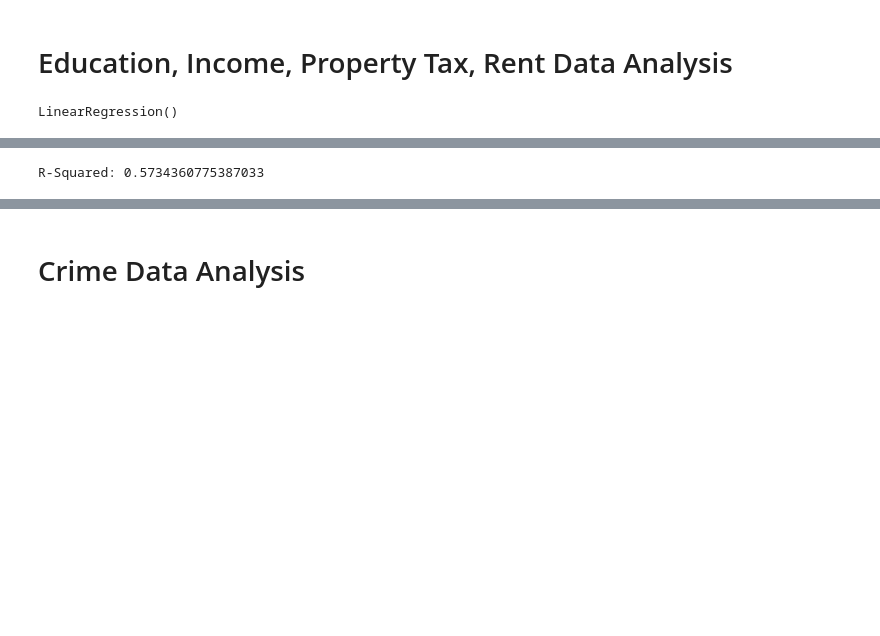
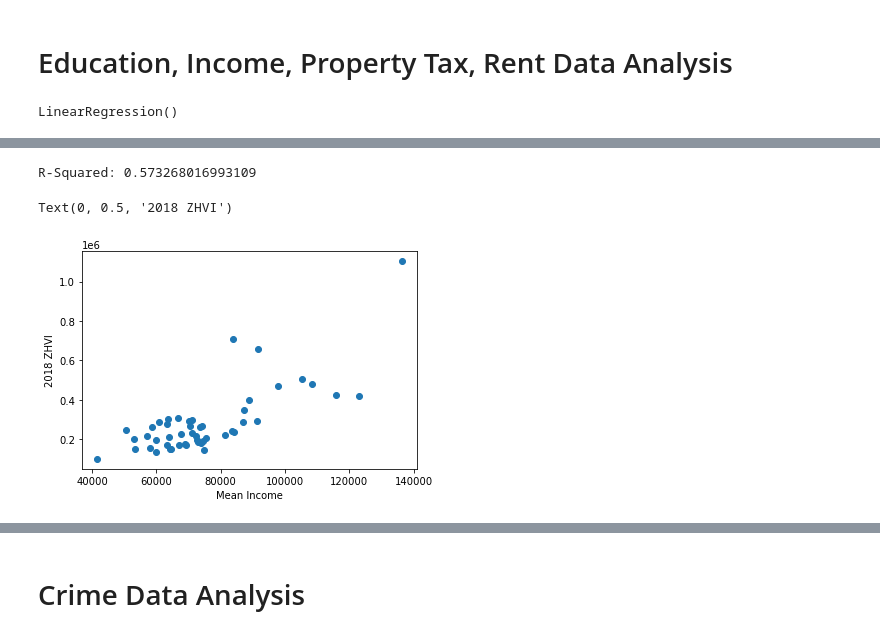
Before and after one commit to Wichaelian/INFO2950, a Jupyter notebook: Phase IV.ipynb, the cells around one changed output, grey strips where cells are left out. Cells and saved outputs as stored; diff of their text form; code cells hidden in the pictures; blank space fills up the shorter version.

```diff
--- a/Phase IV.ipynb
+++ b/Phase IV.ipynb
@@ -437,9 +442,14 @@ R-Squared: 0.2681043195227908
 # %%
 incModel = LinearRegression()
 incModel.fit(msazhvi[['Mean Income']], msazhvi['2018 ZHVI'])
 print('R-Squared: ' + str(incModel.score(msazhvi[['Mean Income']], msazhvi['2018 ZHVI'])))
+plt.scatter(msazhvi['Mean Income'], msazhvi['2018 ZHVI'])
+plt.xlabel('Mean Income')
+plt.ylabel('2018 ZHVI')
 # %% [output]
-R-Squared: 0.5734360775387033
+R-Squared: 0.573268016993109
+Text(0, 0.5, '2018 ZHVI')
+[figure, added]
 # %%
 taxModel = LinearRegression()
 taxModel.fit(msazhvi[['Mean Property Tax']], msazhvi['2018 ZHVI'])
```
Also changed, not shown: parts of 13 cells of this notebook.
